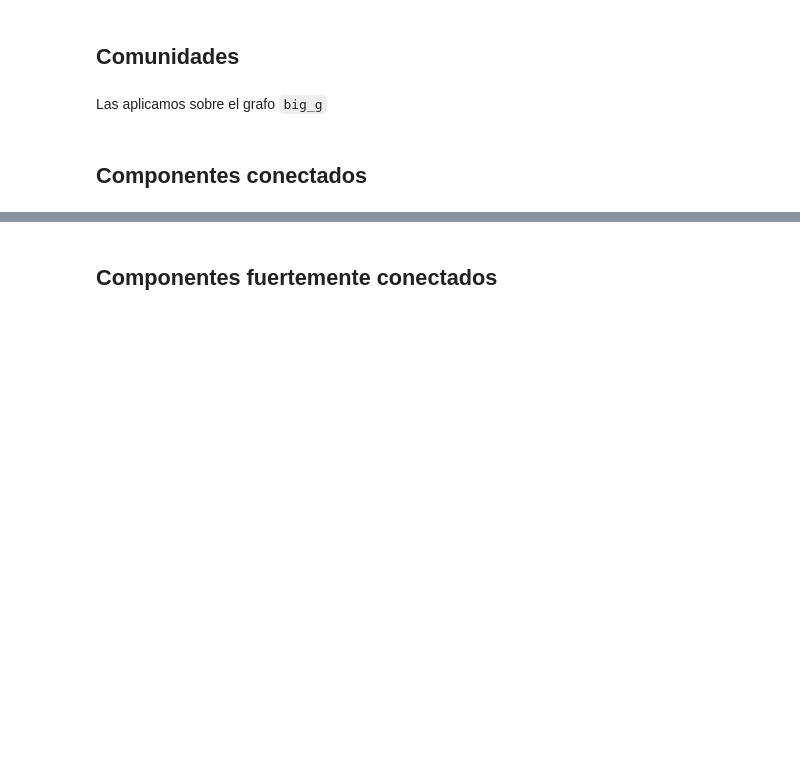
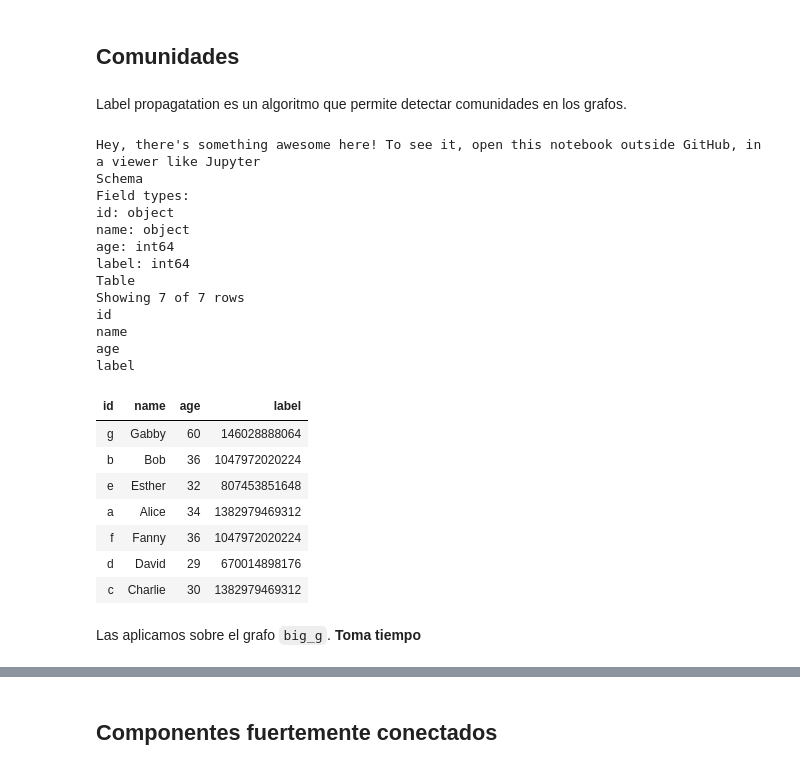
Before and after one commit to astenuz/AnalyticsForumWorkshop, a Jupyter notebook: WorldGraphAnalytics.ipynb, the cells around one changed output, grey strips where cells are left out. Saved outputs shown, nothing was run; the diff lists cells and outputs as text; code cells hidden in the pictures; blank space fills up the shorter version.

```diff
--- a/WorldGraphAnalytics.ipynb
+++ b/WorldGraphAnalytics.ipynb
@@ -306,0 +260,24 @@ podemos tambien mostrar el grafo. Recuerde cambiar el tipo de grafico a Directed
+# %%
+vertices = sqlContext.createDataFrame([
+  ("a", "Alice", 34),
+  ("b", "Bob", 36),
+  ("c", "Charlie", 30),
+  ("d", "David", 29),
+  ("e", "Esther", 32),
+  ("f", "Fanny", 36),
+  ("g", "Gabby", 60)], ["id", "name", "age"])
+
+edges = sqlContext.createDataFrame([
+  ("a", "b", "friend"),
+  ("b", "c", "follow"),
+  ("c", "b", "follow"),
+  ("f", "c", "follow"),
+  ("e", "f", "follow"),
+  ("e", "d", "friend"),
+  ("d", "a", "friend"),
+  ("d", "e", "friend"),
+  ("a", "e", "friend")
+], ["src", "dst", "relationship"])
+
+toy_g = GraphFrame(vertices, edges)
+display(toy_g)
@@ -452,5 +470,32 @@ plt.show()
 # %% [markdown]
 ## Comunidades
+# %% [markdown]
+Label propagatation es un algoritmo que permite detectar comunidades en los grafos.
+# %%
+comunidades = toy_g.labelPropagation(maxIter=5)
+display(comunidades)
+# %% [output]
+Hey, there's something awesome here! To see it, open this notebook outside GitHub, in a viewer like Jupyter
+Schema
+Field types:
+id: object
+name: object
+age: int64
+label: int64
+Table
+Showing 7 of 7 rows
+id
+name
+age
+label
+| id | name | age | label |
+| g | Gabby | 60 | 146028888064 |
+| b | Bob | 36 | 1047972020224 |
+| e | Esther | 32 | 807453851648 |
+| a | Alice | 34 | 1382979469312 |
+| f | Fanny | 36 | 1047972020224 |
+| d | David | 29 | 670014898176 |
+| c | Charlie | 30 | 1382979469312 |
 # %% [markdown]
-Las aplicamos sobre el grafo `big_g`
+Las aplicamos sobre el grafo `big_g`. **Toma tiempo**
 # %%
@@ -461,2 +504,0 @@ display(results.groupby('label').count().sort(desc('count')))
-# %% [markdown]
-## Componentes conectados
```
Also changed, not shown: parts of 29 cells of this notebook.
